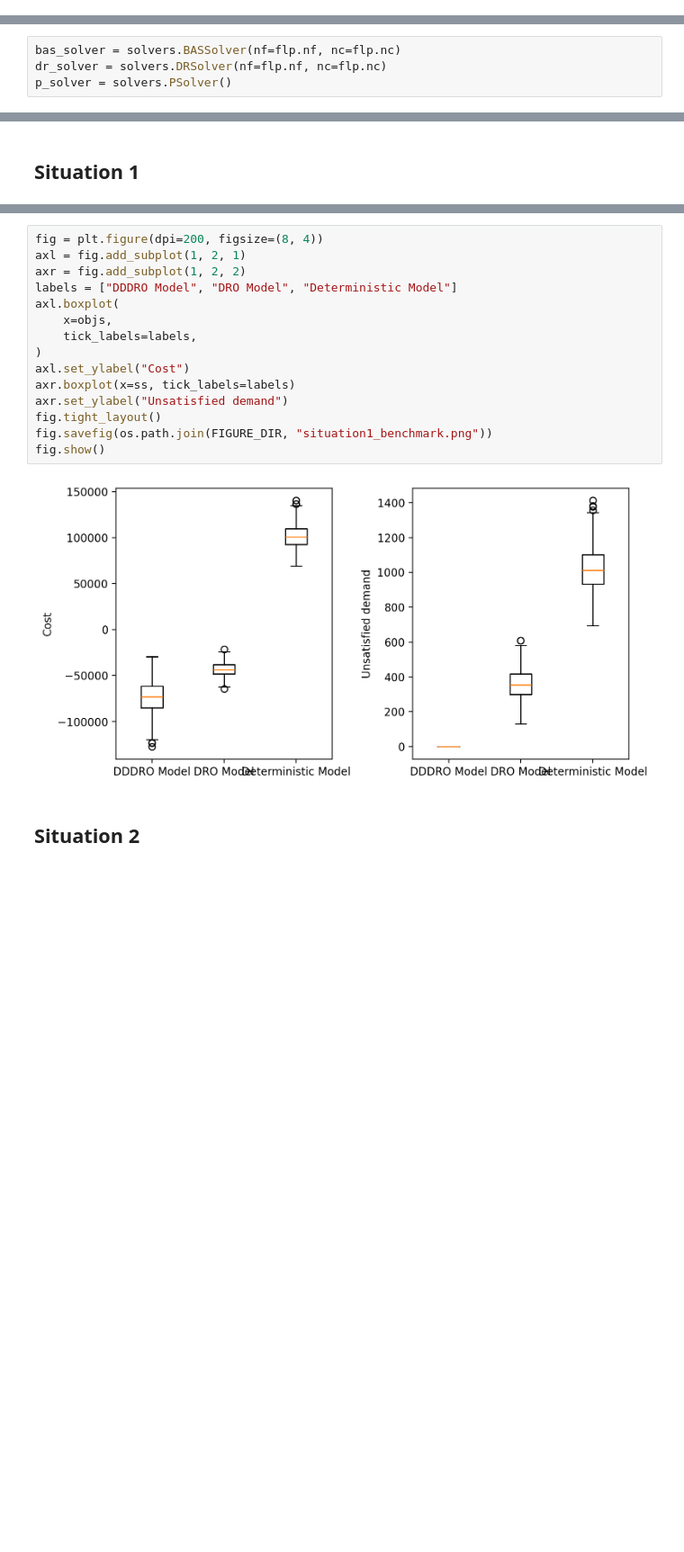
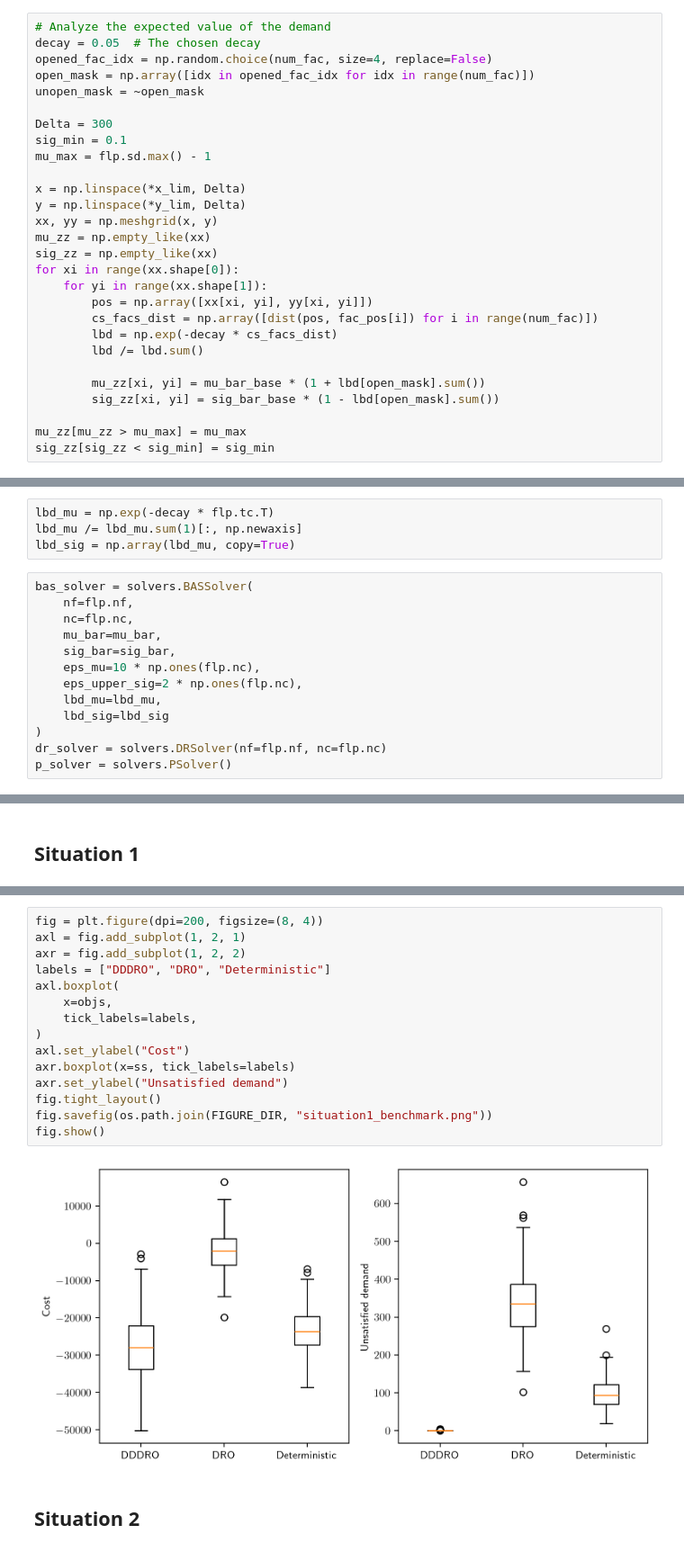
Before and after one commit to gabriel-fortin-leblanc/distributionally-robust-facility-location-problem, a Jupyter notebook: src/report.ipynb, the cells around one changed output, grey strips where cells are left out. Shown at 90% size. Saved outputs shown, nothing was run; the diff lists cells and outputs as text; blank space fills up the shorter version.

```diff
--- a/src/report.ipynb
+++ b/src/report.ipynb
@@ -60,0 +133,28 @@ flp = pg.FLP(
+# %%
+# Analyze the expected value of the demand
+decay = 0.05  # The chosen decay
+opened_fac_idx = np.random.choice(num_fac, size=4, replace=False)
+open_mask = np.array([idx in opened_fac_idx for idx in range(num_fac)])
+unopen_mask = ~open_mask
+
+Delta = 300
+sig_min = 0.1
+mu_max = flp.sd.max() - 1
+
+x = np.linspace(*x_lim, Delta)
+y = np.linspace(*y_lim, Delta)
+xx, yy = np.meshgrid(x, y)
+mu_zz = np.empty_like(xx)
+sig_zz = np.empty_like(xx)
+for xi in range(xx.shape[0]):
+    for yi in range(xx.shape[1]):
+        pos = np.array([xx[xi, yi], yy[xi, yi]])
+        cs_facs_dist = np.array([dist(pos, fac_pos[i]) for i in range(num_fac)])
+        lbd = np.exp(-decay * cs_facs_dist)
+        lbd /= lbd.sum()
+
+        mu_zz[xi, yi] = mu_bar_base * (1 + lbd[open_mask].sum())
+        sig_zz[xi, yi] = sig_bar_base * (1 - lbd[open_mask].sum())
+
+mu_zz[mu_zz > mu_max] = mu_max
+sig_zz[sig_zz < sig_min] = sig_min
@@ -63,5 +244,18 @@ Solve the FLP by each solver.
+# %%
+lbd_mu = np.exp(-decay * flp.tc.T)
+lbd_mu /= lbd_mu.sum(1)[:, np.newaxis]
+lbd_sig = np.array(lbd_mu, copy=True)
 # %%
-bas_solver = solvers.BASSolver(nf=flp.nf, nc=flp.nc)
+bas_solver = solvers.BASSolver(
+    nf=flp.nf,
+    nc=flp.nc,
+    mu_bar=mu_bar,
+    sig_bar=sig_bar,
+    eps_mu=10 * np.ones(flp.nc),
+    eps_upper_sig=2 * np.ones(flp.nc),
+    lbd_mu=lbd_mu,
+    lbd_sig=lbd_sig
+)
 dr_solver = solvers.DRSolver(nf=flp.nf, nc=flp.nc)
 p_solver = solvers.PSolver()
 # %%
@@ -149,19 +330,19 @@ plt.hist(objs[:, 2])
 # %%
 fig = plt.figure(dpi=200, figsize=(8, 4))
 axl = fig.add_subplot(1, 2, 1)
 axr = fig.add_subplot(1, 2, 2)
-labels = ["DDDRO Model", "DRO Model", "Deterministic Model"]
+labels = ["DDDRO", "DRO", "Deterministic"]
 axl.boxplot(
     x=objs,
     tick_labels=labels,
 )
 axl.set_ylabel("Cost")
 axr.boxplot(x=ss, tick_labels=labels)
 axr.set_ylabel("Unsatisfied demand")
 fig.tight_layout()
 fig.savefig(os.path.join(FIGURE_DIR, "situation1_benchmark.png"))
 fig.show()
 # %% [output]
-[figure, old version]
+[figure, new version]
 # %% [markdown]
 ## Situation 2
```
Also changed, not shown: parts of 28 cells of this notebook, 12 other files.
